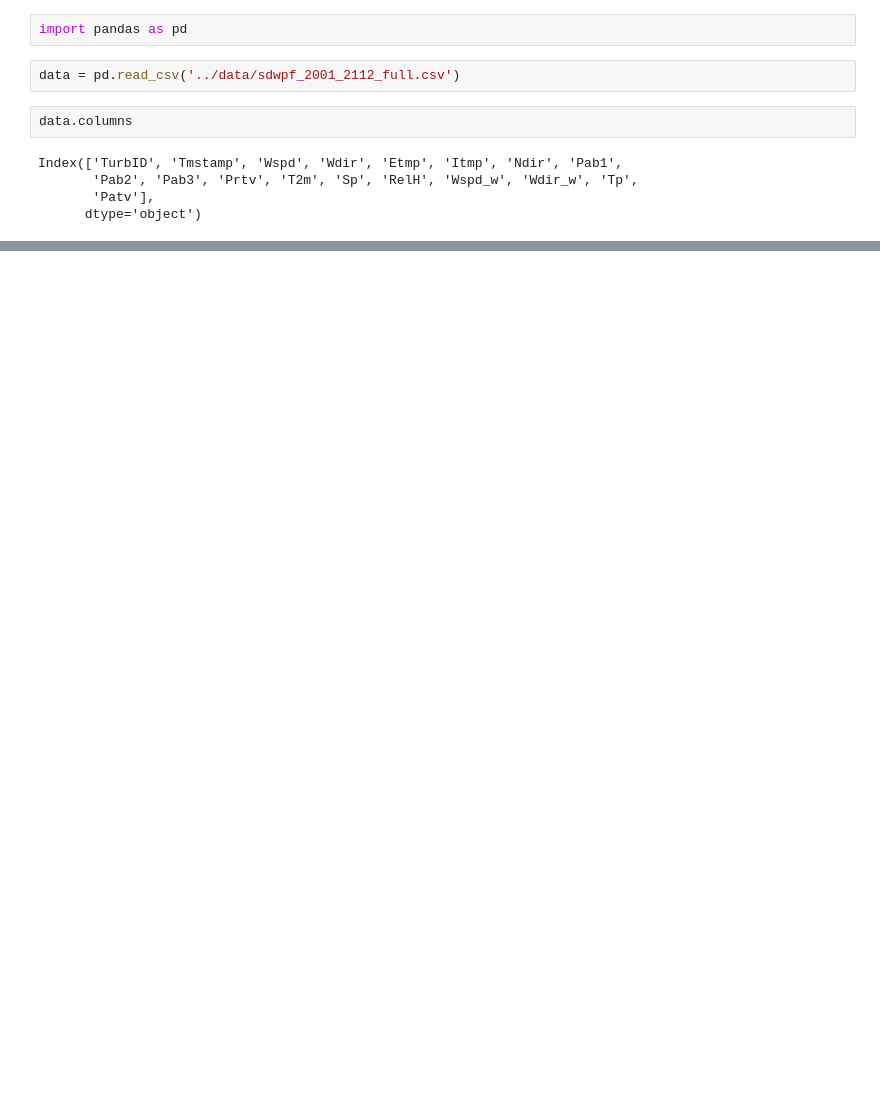
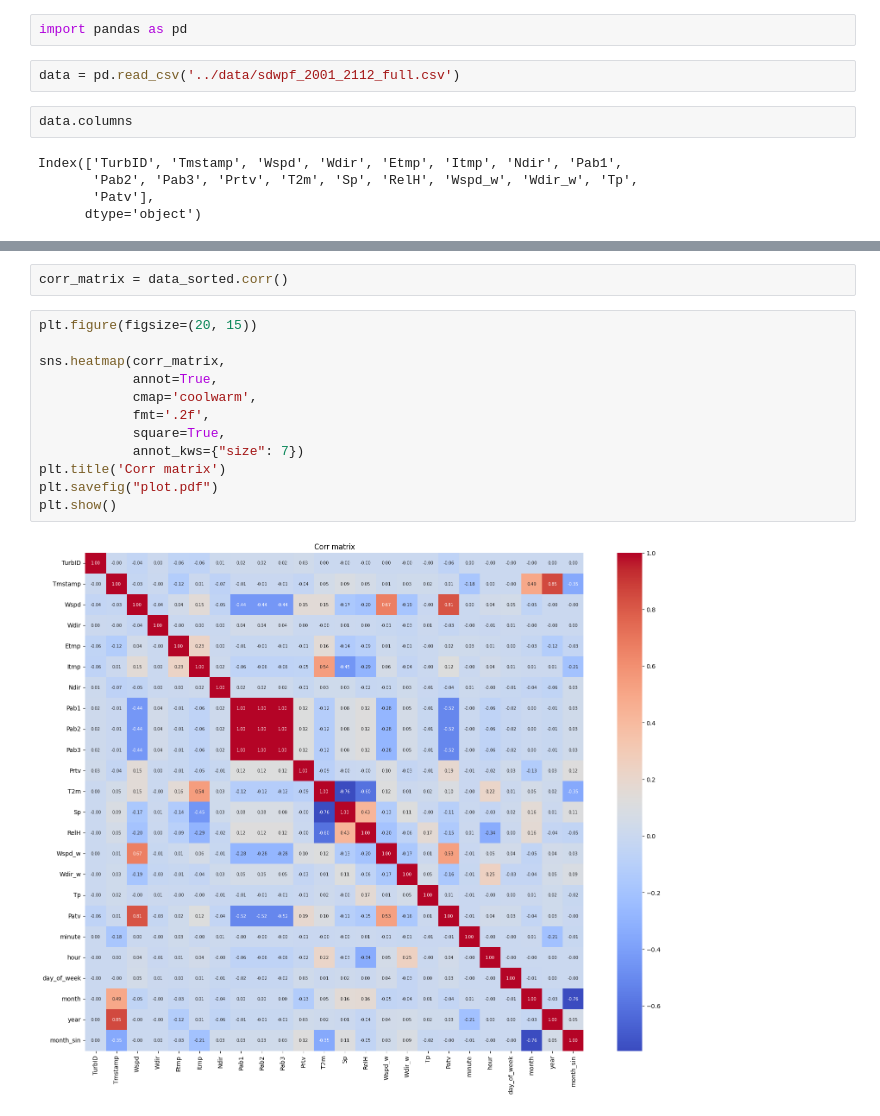
Before and after one commit to valerasaray/fan_regression, a Jupyter notebook: notebooks/main.ipynb, the cells around one changed output, grey strips where cells are left out. Cells and saved outputs as stored; diff of their text form; blank space fills up the shorter version.

```diff
--- a/notebooks/main.ipynb
+++ b/notebooks/main.ipynb
@@ -31,0 +69,16 @@ data[(data['Wspd'] == 6.17)].head(30)
+# %%
+corr_matrix = data_sorted.corr()
+# %%
+plt.figure(figsize=(20, 15))
+
+sns.heatmap(corr_matrix,
+            annot=True,
+            cmap='coolwarm',
+            fmt='.2f',
+            square=True,
+            annot_kws={"size": 7})
+plt.title('Corr matrix')
+plt.savefig("plot.pdf")
+plt.show()
+# %% [output]
+[figure, added]
```
Also changed, not shown: parts of 10 cells of this notebook, 2 other files.
